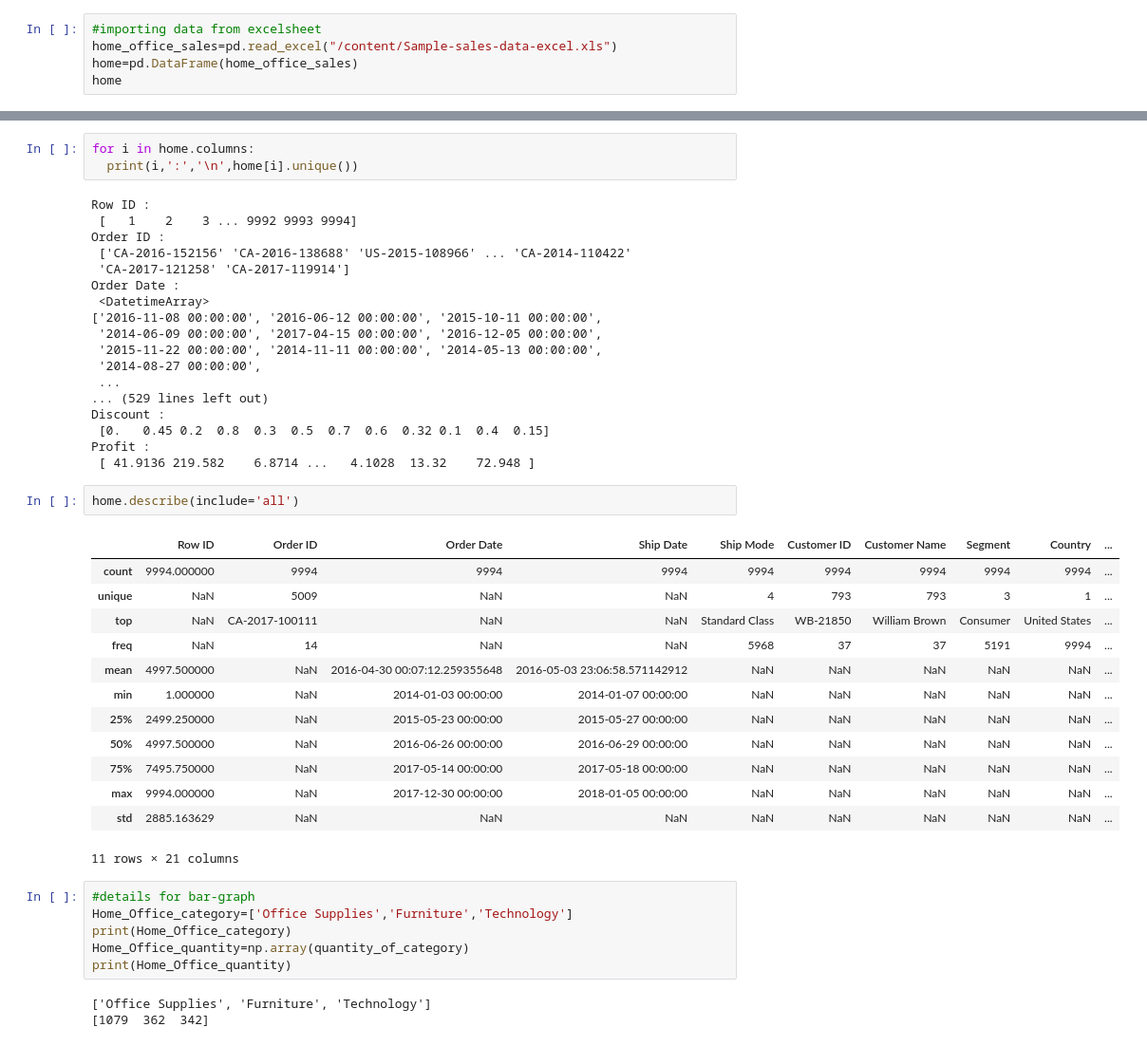
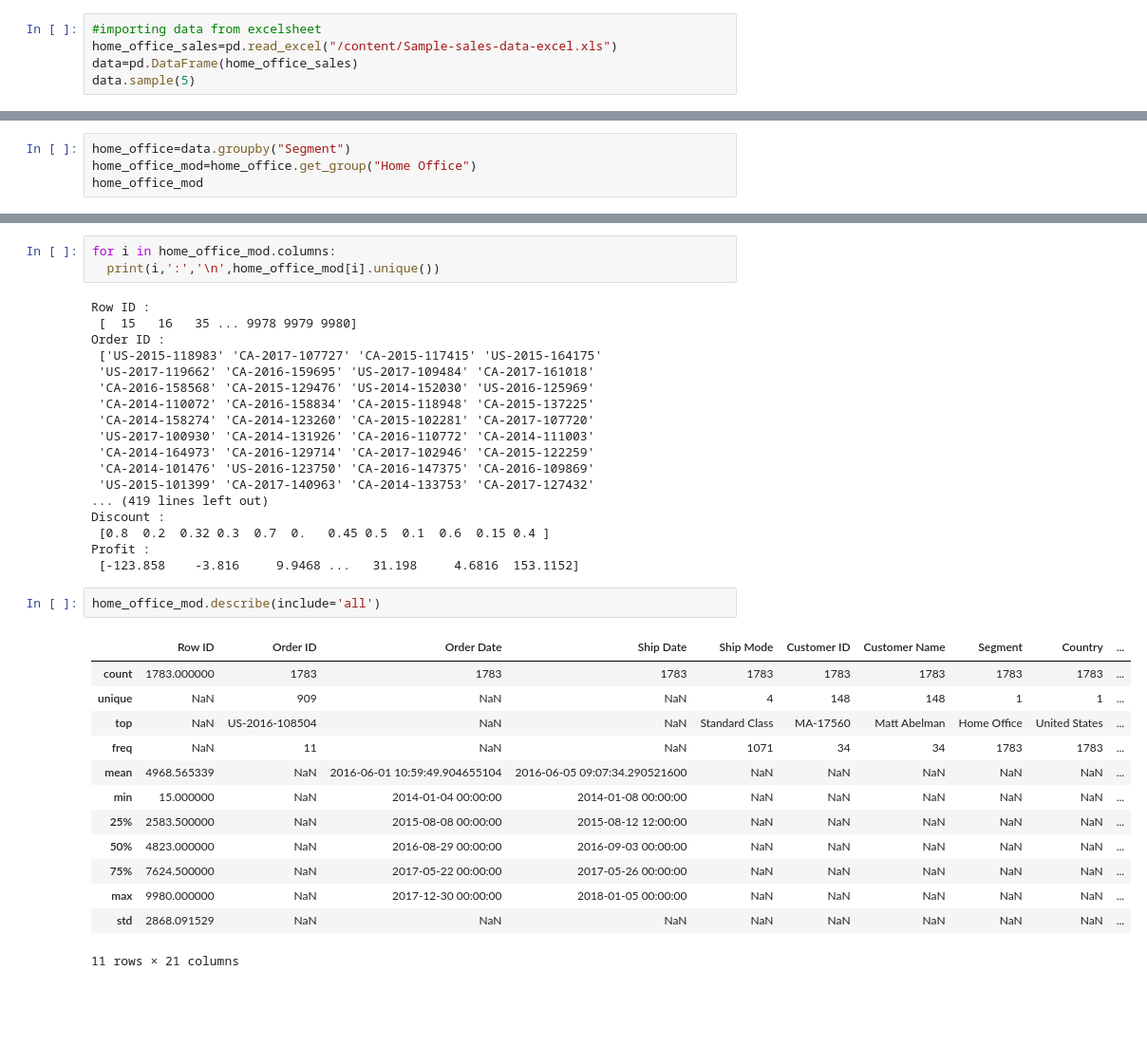
Before and after one commit to ankitg-02/sales_analysis, a Jupyter notebook: Home_Office.ipynb, the cells around one changed output, grey strips where cells are left out. Shown at 95% size. Drawn from its saved outputs; the diff is of its cells as text; blank space fills up the shorter version.

```diff
--- a/Home_Office.ipynb
+++ b/Home_Office.ipynb
@@ -7,7 +8,7 @@ import matplotlib.pyplot as plt
 # %%
 #importing data from excelsheet
 home_office_sales=pd.read_excel("/content/Sample-sales-data-excel.xls")
-home=pd.DataFrame(home_office_sales)
-home
+data=pd.DataFrame(home_office_sales)
+data.sample(5)
 # %% [output]
 |  | Row ID | Order ID | Order Date | Ship Date | Ship Mode | Customer ID | Customer Name | Segment | Country | ... |
@@ -45,0 +21,4 @@ dtype: int64
+# %%
+home_office=data.groupby("Segment")
+home_office_mod=home_office.get_group("Home Office")
+home_office_mod
@@ -86,46 +80,37 @@ memory usage: 1.6+ MB
 # %%
-for i in home.columns:
-  print(i,':','\n',home[i].unique())
+for i in home_office_mod.columns:
+  print(i,':','\n',home_office_mod[i].unique())
 # %% [output]
 Row ID :
- [   1    2    3 ... 9992 9993 9994]
+ [  15   16   35 ... 9978 9979 9980]
 Order ID :
- ['CA-2016-152156' 'CA-2016-138688' 'US-2015-108966' ... 'CA-2014-110422'
- 'CA-2017-121258' 'CA-2017-119914']
-Order Date :
- <DatetimeArray>
-['2016-11-08 00:00:00', '2016-06-12 00:00:00', '2015-10-11 00:00:00',
- '2014-06-09 00:00:00', '2017-04-15 00:00:00', '2016-12-05 00:00:00',
- '2015-11-22 00:00:00', '2014-11-11 00:00:00', '2014-05-13 00:00:00',
- '2014-08-27 00:00:00',
- ...
-... (529 lines left out)
+ ['US-2015-118983' 'CA-2017-107727' 'CA-2015-117415' 'US-2015-164175'
+ 'US-2017-119662' 'CA-2016-159695' 'US-2017-109484' 'CA-2017-161018'
+ 'CA-2016-158568' 'CA-2015-129476' 'US-2014-152030' 'US-2016-125969'
+ 'CA-2014-110072' 'CA-2016-158834' 'CA-2015-118948' 'CA-2015-137225'
+ 'CA-2014-158274' 'CA-2014-123260' 'CA-2015-102281' 'CA-2017-107720'
+ 'US-2017-100930' 'CA-2014-131926' 'CA-2016-110772' 'CA-2014-111003'
+ 'CA-2014-164973' 'CA-2016-129714' 'CA-2017-102946' 'CA-2015-122259'
+ 'CA-2014-101476' 'US-2016-123750' 'CA-2016-147375' 'CA-2016-109869'
+ 'US-2015-101399' 'CA-2017-140963' 'CA-2014-133753' 'CA-2017-127432'
+... (419 lines left out)
 Discount :
- [0.   0.45 0.2  0.8  0.3  0.5  0.7  0.6  0.32 0.1  0.4  0.15]
+ [0.8  0.2  0.32 0.3  0.7  0.   0.45 0.5  0.1  0.6  0.15 0.4 ]
 Profit :
- [ 41.9136 219.582    6.8714 ...   4.1028  13.32    72.948 ]
+ [-123.858    -3.816     9.9468 ...   31.198     4.6816  153.1152]
 # %%
-home.describe(include='all')
+home_office_mod.describe(include='all')
 # %% [output]
 |  | Row ID | Order ID | Order Date | Ship Date | Ship Mode | Customer ID | Customer Name | Segment | Country | ... |
-| count | 9994.000000 | 9994 | 9994 | 9994 | 9994 | 9994 | 9994 | 9994 | 9994 | ... |
-| unique | NaN | 5009 | NaN | NaN | 4 | 793 | 793 | 3 | 1 | ... |
-| top | NaN | CA-2017-100111 | NaN | NaN | Standard Class | WB-21850 | William Brown | Consumer | United States | ... |
-| freq | NaN | 14 | NaN | NaN | 5968 | 37 | 37 | 5191 | 9994 | ... |
-| mean | 4997.500000 | NaN | 2016-04-30 00:07:12.259355648 | 2016-05-03 23:06:58.571142912 | NaN | NaN | NaN | NaN | NaN | ... |
-| min | 1.000000 | NaN | 2014-01-03 00:00:00 | 2014-01-07 00:00:00 | NaN | NaN | NaN | NaN | NaN | ... |
-| 25% | 2499.250000 | NaN | 2015-05-23 00:00:00 | 2015-05-27 00:00:00 | NaN | NaN | NaN | NaN | NaN | ... |
-| 50% | 4997.500000 | NaN | 2016-06-26 00:00:00 | 2016-06-29 00:00:00 | NaN | NaN | NaN | NaN | NaN | ... |
-| 75% | 7495.750000 | NaN | 2017-05-14 00:00:00 | 2017-05-18 00:00:00 | NaN | NaN | NaN | NaN | NaN | ... |
-| max | 9994.000000 | NaN | 2017-12-30 00:00:00 | 2018-01-05 00:00:00 | NaN | NaN | NaN | NaN | NaN | ... |
-| std | 2885.163629 | NaN | NaN | NaN | NaN | NaN | NaN | NaN | NaN | ... |
+| count | 1783.000000 | 1783 | 1783 | 1783 | 1783 | 1783 | 1783 | 1783 | 1783 | ... |
+| unique | NaN | 909 | NaN | NaN | 4 | 148 | 148 | 1 | 1 | ... |
+| top | NaN | US-2016-108504 | NaN | NaN | Standard Class | MA-17560 | Matt Abelman | Home Office | United States | ... |
+| freq | NaN | 11 | NaN | NaN | 1071 | 34 | 34 | 1783 | 1783 | ... |
+| mean | 4968.565339 | NaN | 2016-06-01 10:59:49.904655104 | 2016-06-05 09:07:34.290521600 | NaN | NaN | NaN | NaN | NaN | ... |
+| min | 15.000000 | NaN | 2014-01-04 00:00:00 | 2014-01-08 00:00:00 | NaN | NaN | NaN | NaN | NaN | ... |
+| 25% | 2583.500000 | NaN | 2015-08-08 00:00:00 | 2015-08-12 12:00:00 | NaN | NaN | NaN | NaN | NaN | ... |
+| 50% | 4823.000000 | NaN | 2016-08-29 00:00:00 | 2016-09-03 00:00:00 | NaN | NaN | NaN | NaN | NaN | ... |
+| 75% | 7624.500000 | NaN | 2017-05-22 00:00:00 | 2017-05-26 00:00:00 | NaN | NaN | NaN | NaN | NaN | ... |
+| max | 9980.000000 | NaN | 2017-12-30 00:00:00 | 2018-01-05 00:00:00 | NaN | NaN | NaN | NaN | NaN | ... |
+| std | 2868.091529 | NaN | NaN | NaN | NaN | NaN | NaN | NaN | NaN | ... |
 11 rows × 21 columns
-# %%
-#details for bar-graph
-Home_Office_category=['Office Supplies','Furniture','Technology']
-print(Home_Office_category)
-Home_Office_quantity=np.array(quantity_of_category)
-print(Home_Office_quantity)
-# %% [output]
-['Office Supplies', 'Furniture', 'Technology']
-[1079  362  342]
```
Also changed, not shown: parts of 20 cells of this notebook.
